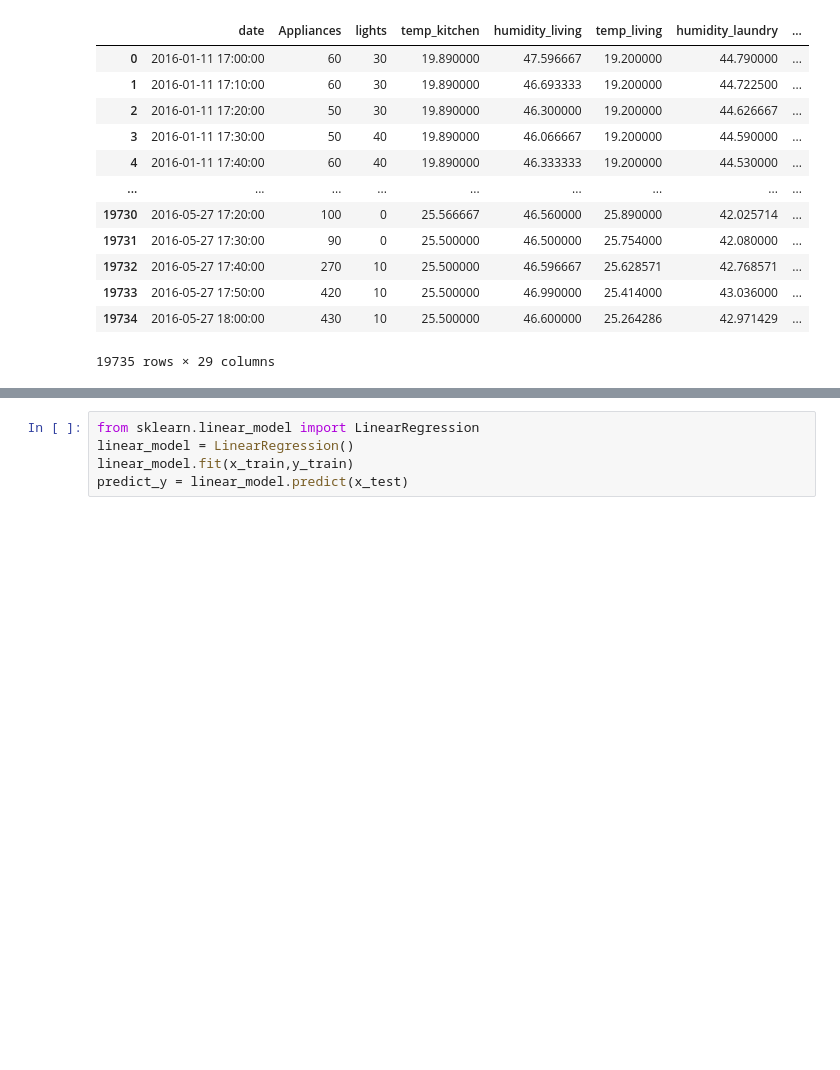
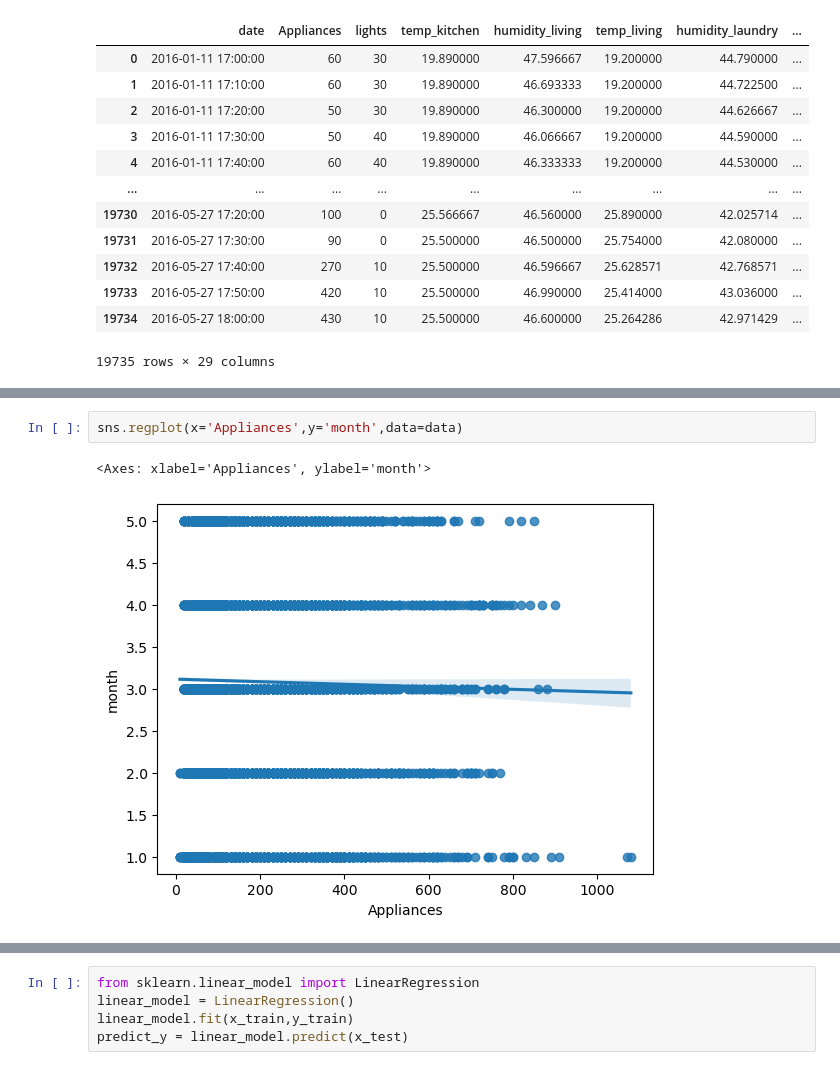
Before and after one commit to Humphery7/Regression-Models, a Jupyter notebook: Hamoye StageB.ipynb, the cells around one changed output, grey strips where cells are left out. Saved outputs shown, nothing was run; the diff lists cells and outputs as text; blank space fills up the shorter version.

```diff
--- a/Hamoye StageB.ipynb
+++ b/Hamoye StageB.ipynb
@@ -67,0 +146,5 @@ data
+# %%
+sns.regplot(x='Appliances',y='month',data=data)
+# %% [output]
+<Axes: xlabel='Appliances', ylabel='month'>
+[figure, added]
```
Also changed, not shown: parts of 36 cells of this notebook, 2 other files.
